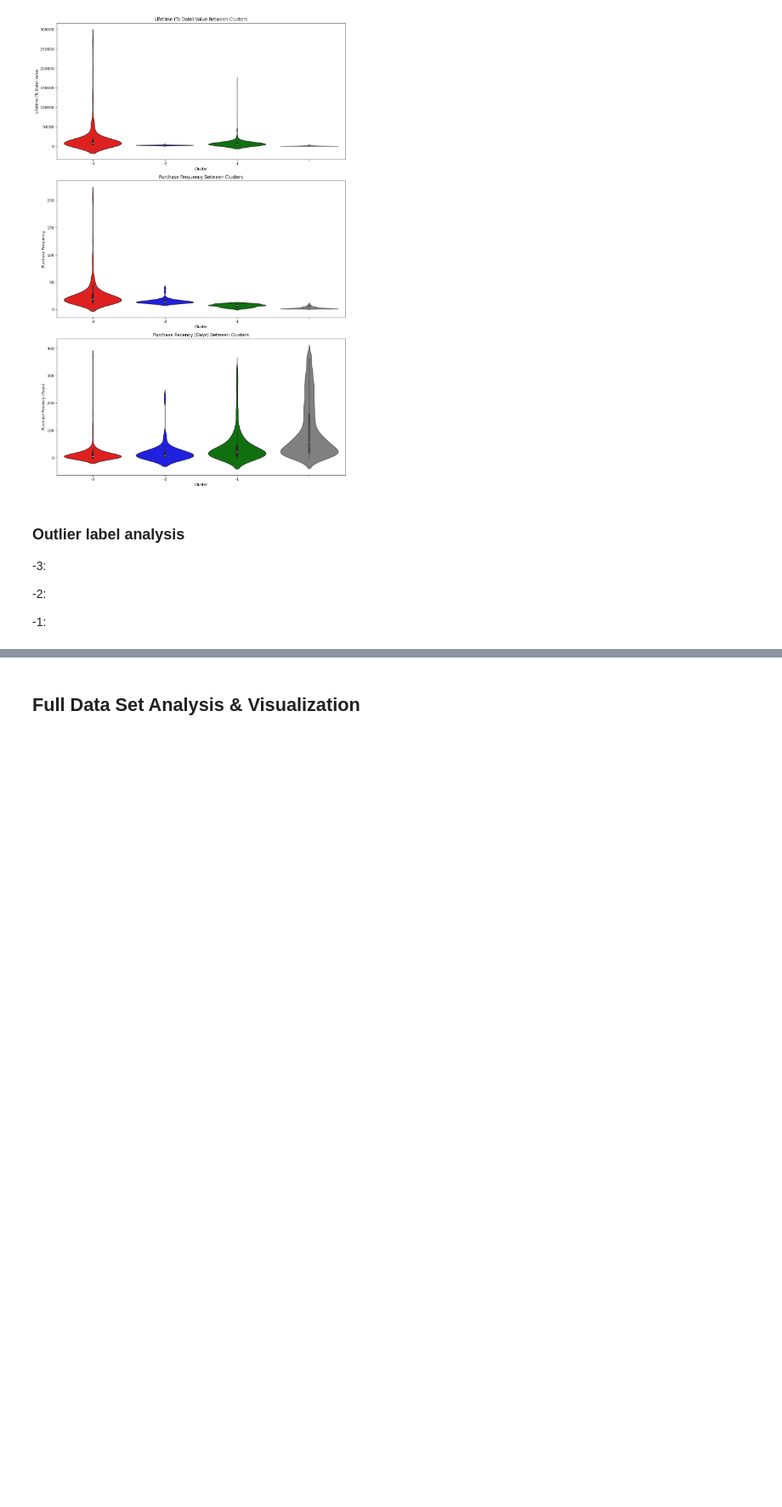
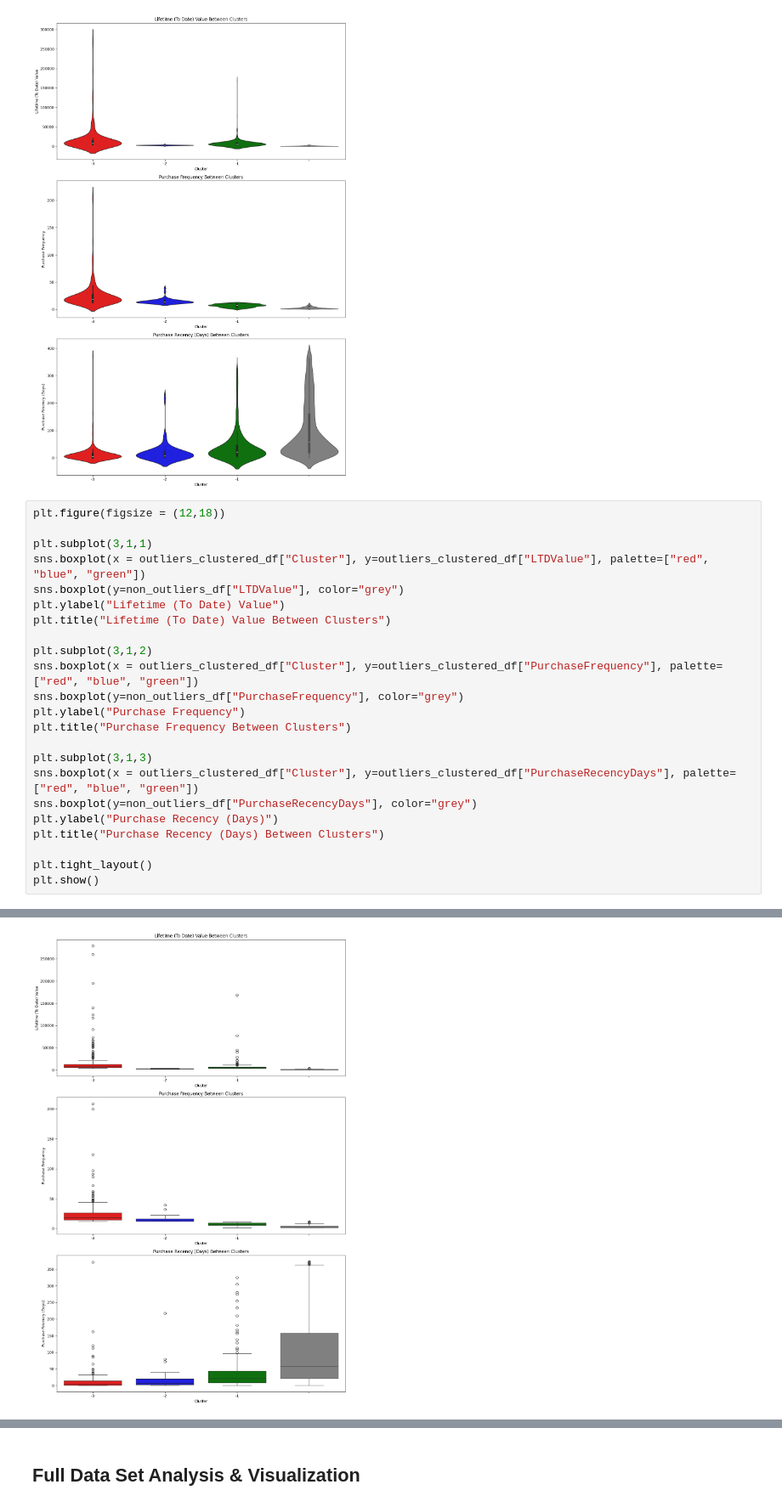
Before and after one commit to r0hankrishnan/retail_analysis, a Jupyter notebook: notebooks/kmeans.ipynb, the cells around one changed output, grey strips where cells are left out. Shown at 85% size. Cells and saved outputs as stored; diff of their text form; blank space fills up the shorter version.

```diff
--- a/notebooks/kmeans.ipynb
+++ b/notebooks/kmeans.ipynb
@@ -260,11 +296,27 @@ Passing `palette` without assigning `hue` is deprecated and will be removed in v
 
   sns.violinplot(x = outliers_clustered_df["Cluster"], y=outliers_clustered_df["PurchaseRecencyDays"], palette=["red", "blue", "green"])
 [figure]
-# %% [markdown]
-### Outlier label analysis
-
--3:
-
--2:
-
--1:
+# %%
+plt.figure(figsize = (12,18))
+
+plt.subplot(3,1,1)
+sns.boxplot(x = outliers_clustered_df["Cluster"], y=outliers_clustered_df["LTDValue"], palette=["red", "blue", "green"])
+sns.boxplot(y=non_outliers_df["LTDValue"], color="grey")
+plt.ylabel("Lifetime (To Date) Value")
+plt.title("Lifetime (To Date) Value Between Clusters")
+
+plt.subplot(3,1,2)
+sns.boxplot(x = outliers_clustered_df["Cluster"], y=outliers_clustered_df["PurchaseFrequency"], palette=["red", "blue", "green"])
+sns.boxplot(y=non_outliers_df["PurchaseFrequency"], color="grey")
+plt.ylabel("Purchase Frequency")
+plt.title("Purchase Frequency Between Clusters")
+
+plt.subplot(3,1,3)
+sns.boxplot(x = outliers_clustered_df["Cluster"], y=outliers_clustered_df["PurchaseRecencyDays"], palette=["red", "blue", "green"])
+sns.boxplot(y=non_outliers_df["PurchaseRecencyDays"], color="grey")
+plt.ylabel("Purchase Recency (Days)")
+plt.title("Purchase Recency (Days) Between Clusters")
+
+plt.tight_layout()
+plt.show()
+# %% [output]
@@ -270,0 +334 @@ Passing `palette` without assigning `hue` is deprecated and will be removed in v
+[figure, added]
```
Also changed, not shown: parts of 13 cells of this notebook, 2 other files.
